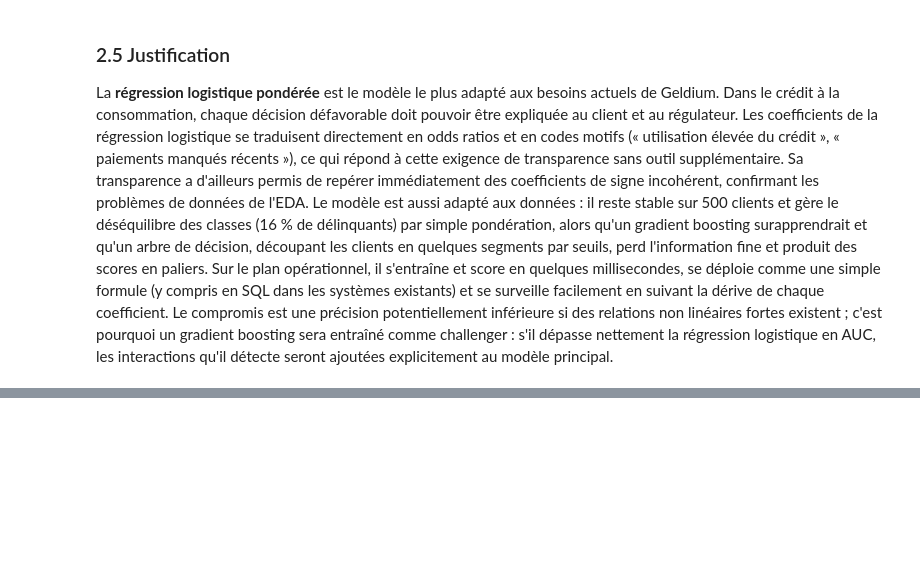
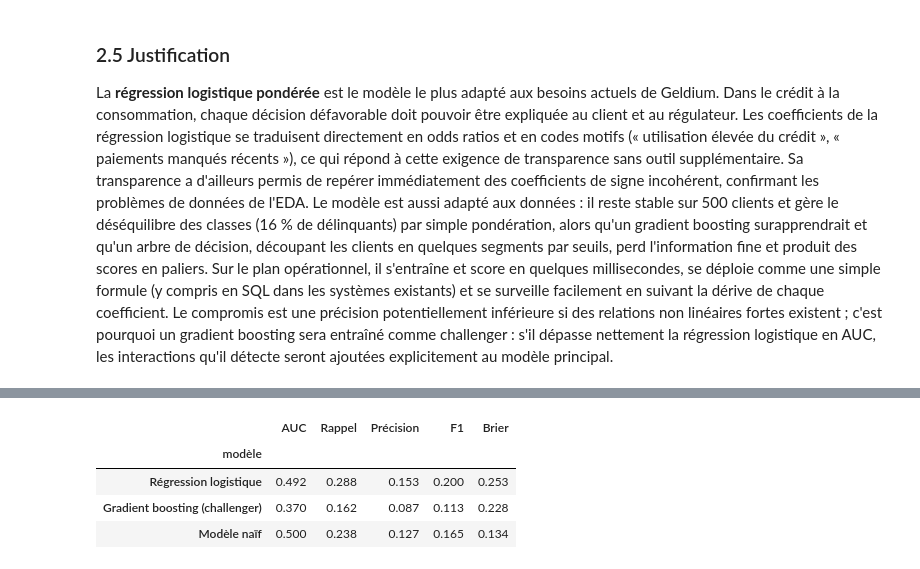
Before and after one commit to AmineBnh21/Tata_Project, a Jupyter notebook: Part2_Modelisation/Model_Plan_Geldium.ipynb, the cells around one changed output, grey strips where cells are left out. Saved outputs shown, nothing was run; the diff lists cells and outputs as text; code cells hidden in the pictures; blank space fills up the shorter version.

```diff
--- a/Part2_Modelisation/Model_Plan_Geldium.ipynb
+++ b/Part2_Modelisation/Model_Plan_Geldium.ipynb
@@ -275,0 +304,30 @@ La **régression logistique pondérée** est le modèle le plus adapté aux beso
+# %%
+from sklearn.base import clone
+from sklearn.dummy import DummyClassifier
+from sklearn.ensemble import HistGradientBoostingClassifier
+from sklearn.metrics import brier_score_loss, f1_score, precision_score, recall_score, roc_auc_score
+from sklearn.model_selection import StratifiedKFold, cross_val_predict
+
+cv = StratifiedKFold(5, shuffle=True, random_state=42)
+challenger = Pipeline([("prep", clone(model.named_steps["prep"])),
+                       ("clf", HistGradientBoostingClassifier(max_depth=3, class_weight="balanced", random_state=42))])
+candidates = {"Régression logistique": model, "Gradient boosting (challenger)": challenger,
+              "Modèle naïf": DummyClassifier(strategy="prior")}
+
+def flag_top(proba, share=0.30):
+    return (pd.Series(proba).rank(pct=True, method="first") > 1 - share).astype(int).values
+
+results, oof = [], {}
+for name, est in candidates.items():
+    proba = cross_val_predict(clone(est), X, y, cv=cv, method="predict_proba")[:, 1]
+    oof[name] = proba
+    flags = flag_top(proba)
+    results.append({"modèle": name, "AUC": roc_auc_score(y, proba), "Rappel": recall_score(y, flags),
+                    "Précision": precision_score(y, flags), "F1": f1_score(y, flags), "Brier": brier_score_loss(y, proba)})
+pd.DataFrame(results).set_index("modèle").round(3)
+# %% [output]
+|  | AUC | Rappel | Précision | F1 | Brier |
+| modèle |  |  |  |  |  |
+| Régression logistique | 0.492 | 0.288 | 0.153 | 0.200 | 0.253 |
+| Gradient boosting (challenger) | 0.370 | 0.162 | 0.087 | 0.113 | 0.228 |
+| Modèle naïf | 0.500 | 0.238 | 0.127 | 0.165 | 0.134 |
```
Also changed, not shown: parts of 7 cells of this notebook, 1 other file.
